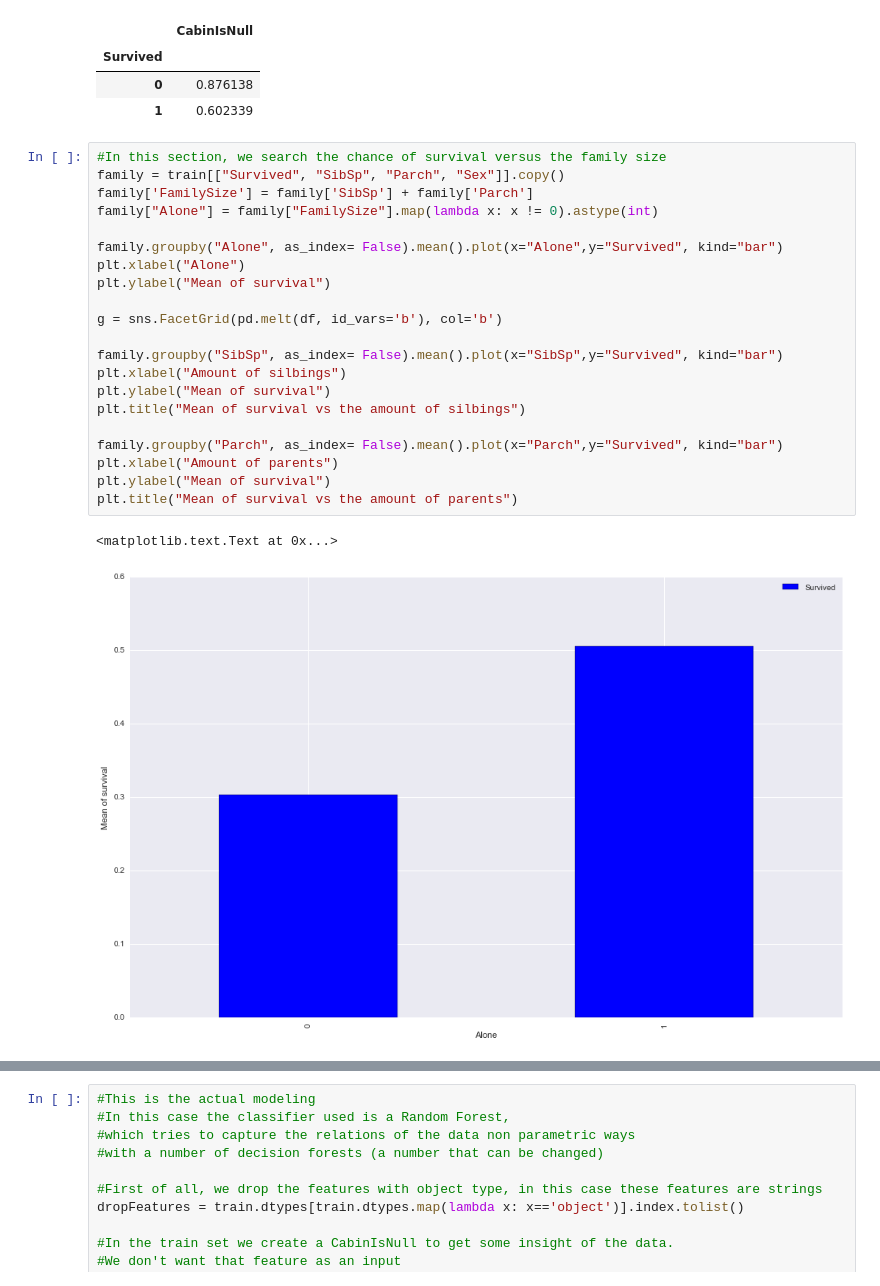
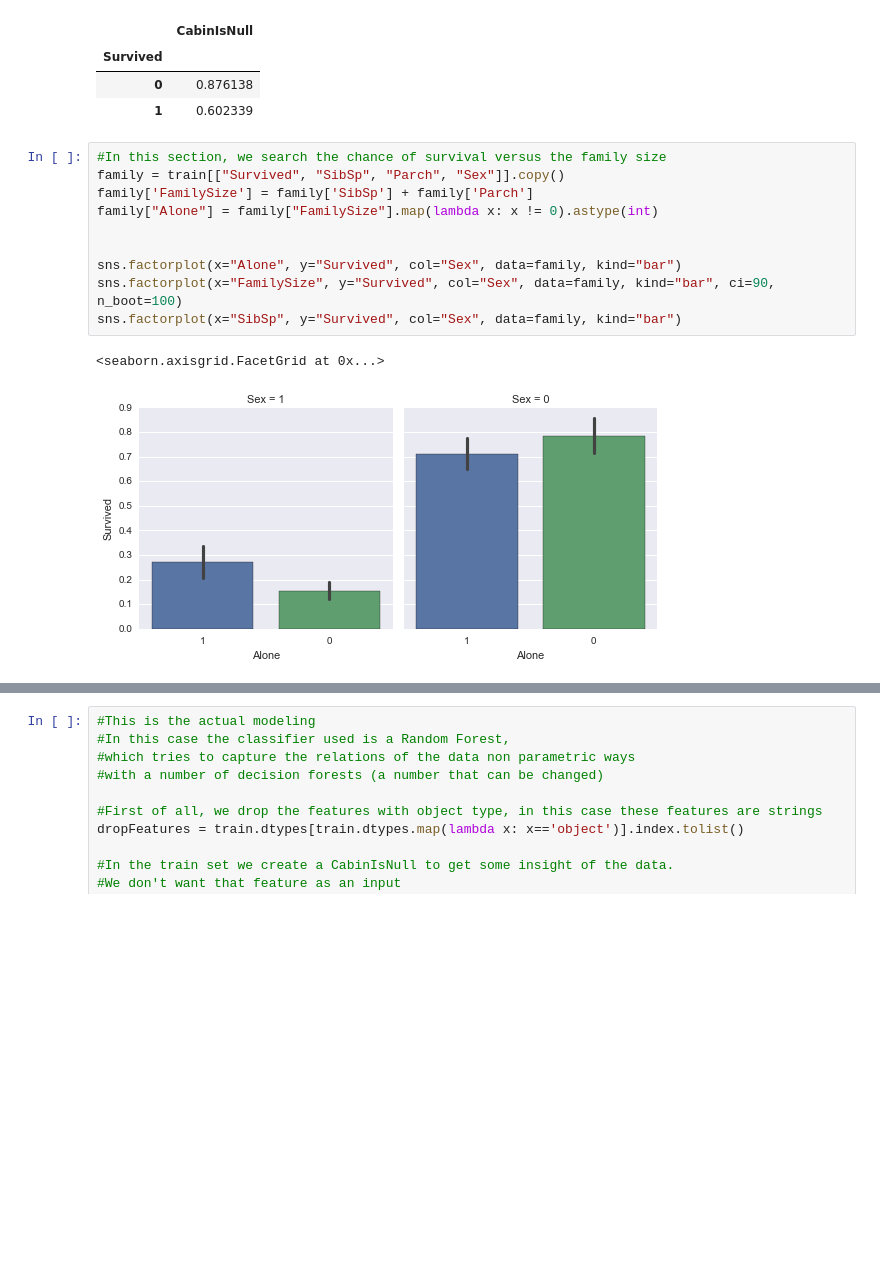
Before and after one commit to sadeus/learn_machine_learning, a Jupyter notebook: titanic/Kaggle_Titanic_SSchiavinato.ipynb, the cells around one changed output, grey strips where cells are left out. Saved outputs shown, nothing was run; the diff lists cells and outputs as text; blank space fills up the shorter version.

Commit message:
New analysis of the data

```diff
--- a/titanic/Kaggle_Titanic_SSchiavinato.ipynb
+++ b/titanic/Kaggle_Titanic_SSchiavinato.ipynb
@@ -86,24 +86,13 @@ cabin[["Survived","CabinIsNull"]].groupby("Survived").mean()
 # %%
 #In this section, we search the chance of survival versus the family size
 family = train[["Survived", "SibSp", "Parch", "Sex"]].copy()
 family['FamilySize'] = family['SibSp'] + family['Parch']
 family["Alone"] = family["FamilySize"].map(lambda x: x != 0).astype(int)
 
-family.groupby("Alone", as_index= False).mean().plot(x="Alone",y="Survived", kind="bar")
-plt.xlabel("Alone")
-plt.ylabel("Mean of survival")
 
-g = sns.FacetGrid(pd.melt(df, id_vars='b'), col='b')
-
-family.groupby("SibSp", as_index= False).mean().plot(x="SibSp",y="Survived", kind="bar")
-plt.xlabel("Amount of silbings")
-plt.ylabel("Mean of survival")
-plt.title("Mean of survival vs the amount of silbings")
-
-family.groupby("Parch", as_index= False).mean().plot(x="Parch",y="Survived", kind="bar")
-plt.xlabel("Amount of parents")
-plt.ylabel("Mean of survival")
-plt.title("Mean of survival vs the amount of parents")
+sns.factorplot(x="Alone", y="Survived", col="Sex", data=family, kind="bar")
+sns.factorplot(x="FamilySize", y="Survived", col="Sex", data=family, kind="bar", ci=90, n_boot=100)
+sns.factorplot(x="SibSp", y="Survived", col="Sex", data=family, kind="bar")
 # %% [output]
-<matplotlib.text.Text at 0x...>
+<seaborn.axisgrid.FacetGrid at 0x...>
-[figure, old version]
+[figure, new version]
```
Also changed, not shown: parts of 1 cell of this notebook.
